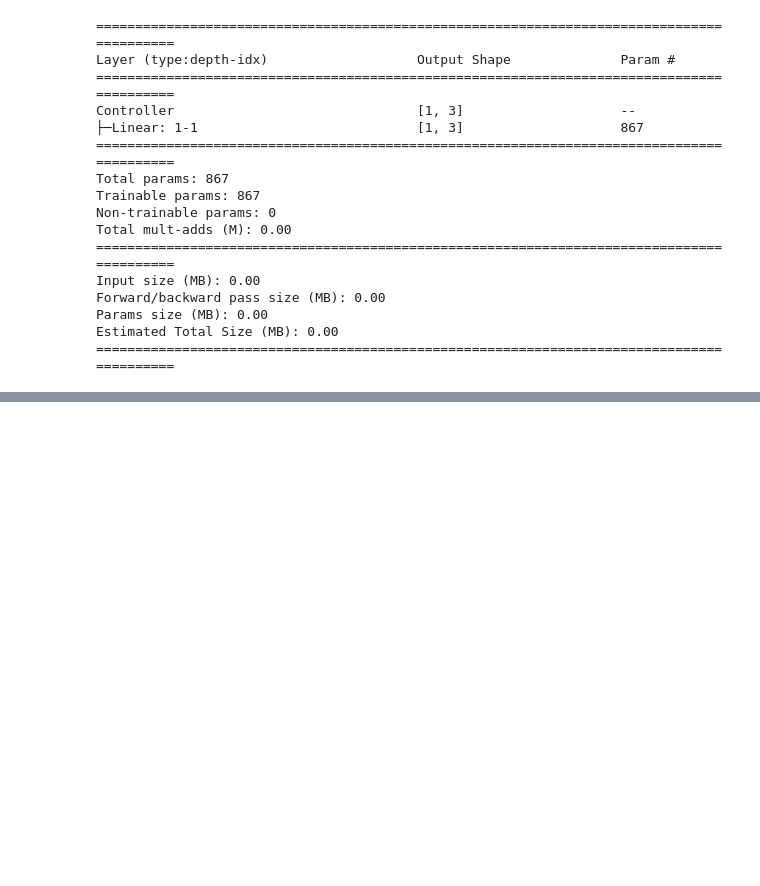
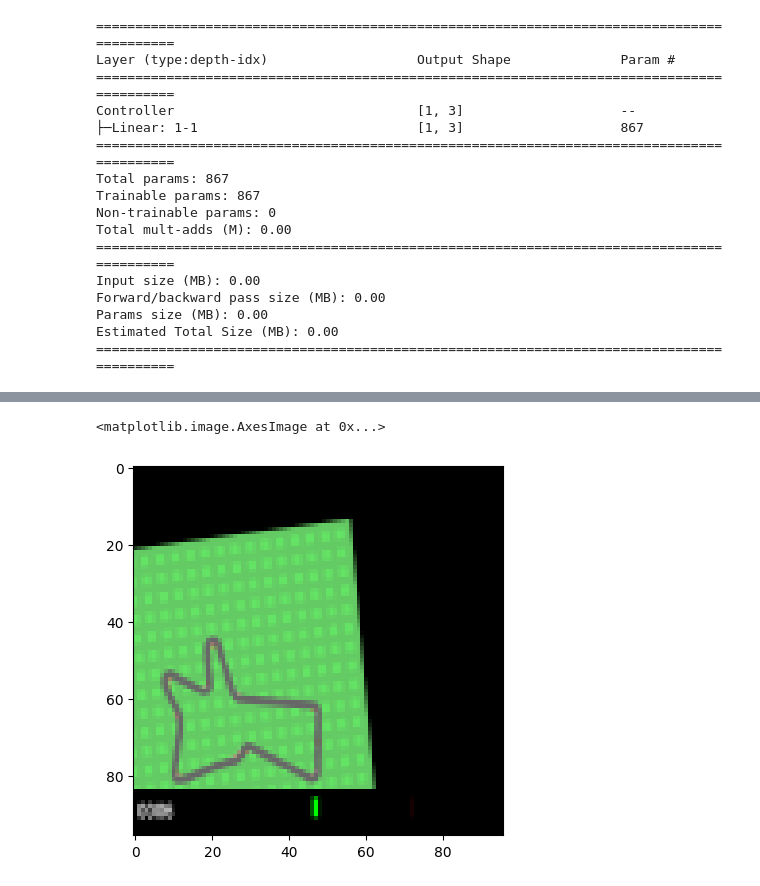
Before and after one commit to Daiki04/world_models, a Jupyter notebook: test.ipynb, the cells around one changed output, grey strips where cells are left out. Saved outputs shown, nothing was run; the diff lists cells and outputs as text; code cells hidden in the pictures; blank space fills up the shorter version.

```diff
--- a/test.ipynb
+++ b/test.ipynb
@@ -423,0 +586,9 @@ Estimated Total Size (MB): 0.00
+# %%
+env.reset()
+
+observation, reward, done, info, _ = env.step(env.action_space.sample())
+# %%
+plt.imshow(observation)
+# %% [output]
+<matplotlib.image.AxesImage at 0x...>
+[figure, added]
```
Also changed, not shown: parts of 11 cells of this notebook, 2 other files.
